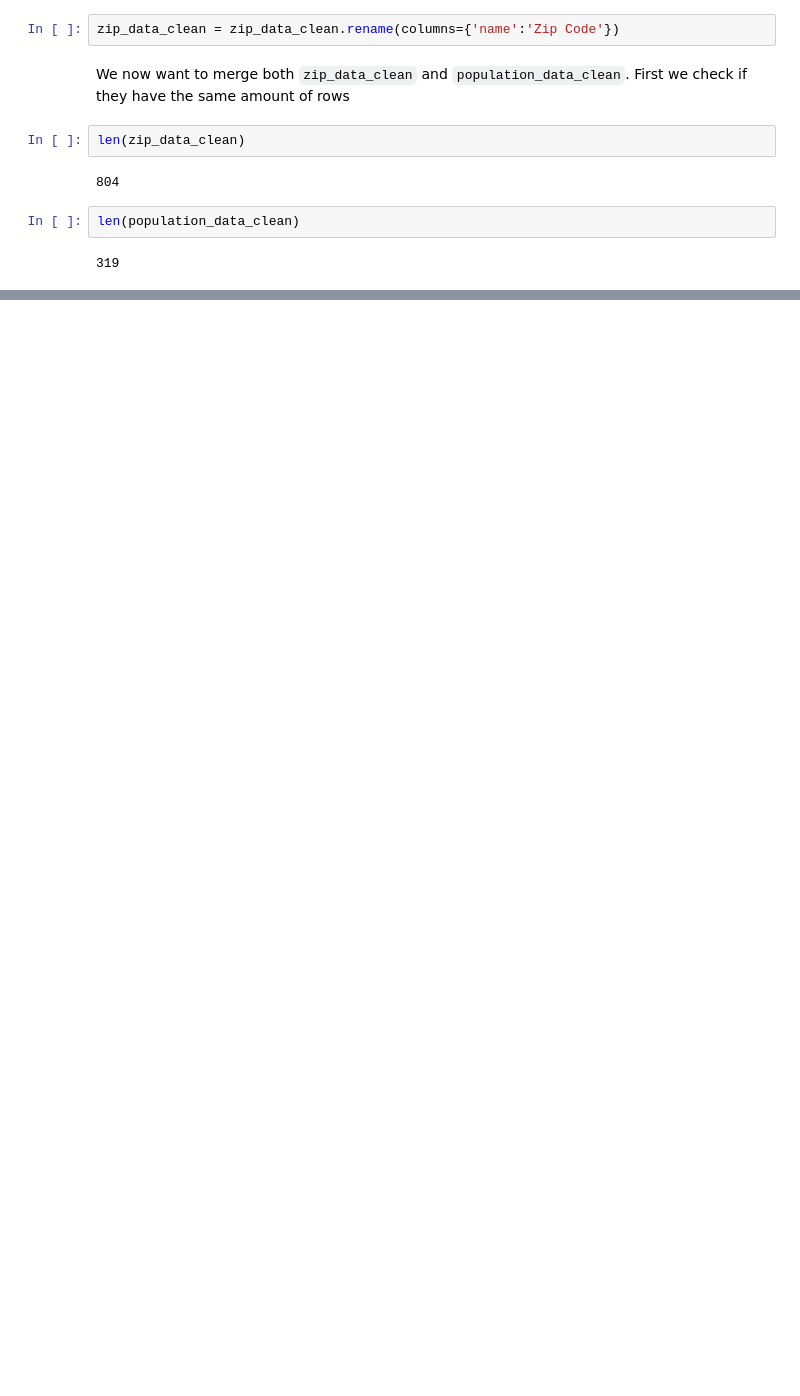
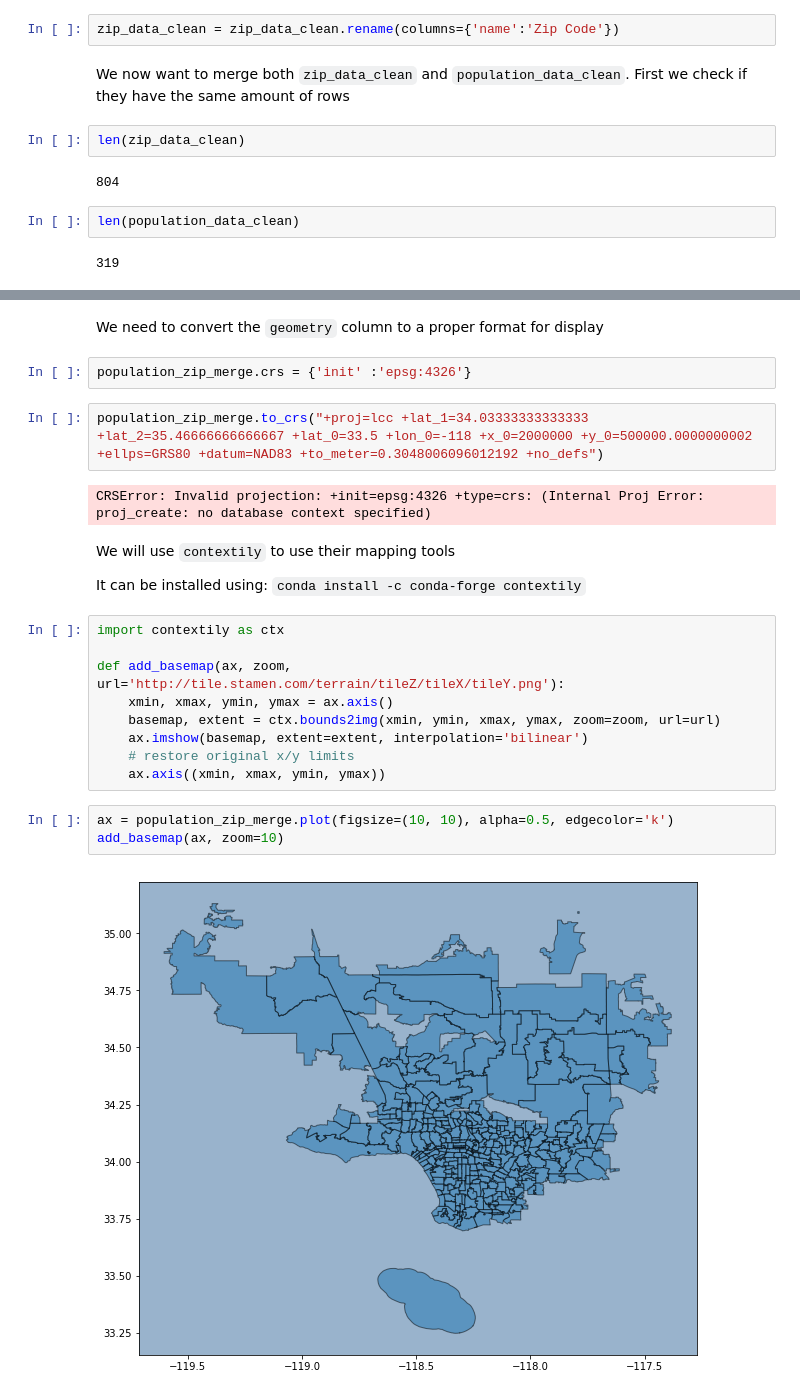
Before and after one commit to simawn/COMP499-Parking-Data-Analytics, a Jupyter notebook: Parking Data Analytics.ipynb, the cells around one changed output, grey strips where cells are left out. Cells and saved outputs as stored; diff of their text form; blank space fills up the shorter version.

```diff
--- a/Parking Data Analytics.ipynb
+++ b/Parking Data Analytics.ipynb
@@ -539,0 +536,26 @@ Also, we may want to use `geopandas` instead of `pandas` for `population_zip_mer
+# %% [markdown]
+We need to convert the `geometry` column to a proper format for display
+# %%
+population_zip_merge.crs = {'init' :'epsg:4326'}
+# %%
+population_zip_merge.to_crs("+proj=lcc +lat_1=34.03333333333333 +lat_2=35.46666666666667 +lat_0=33.5 +lon_0=-118 +x_0=2000000 +y_0=500000.0000000002 +ellps=GRS80 +datum=NAD83 +to_meter=0.3048006096012192 +no_defs")
+# %% [output]
+CRSError: Invalid projection: +init=epsg:4326 +type=crs: (Internal Proj Error: proj_create: no database context specified)
+# %% [markdown]
+We will use `contextily` to use their mapping tools
+
+It can be installed  using: `conda install -c conda-forge contextily`
+# %%
+import contextily as ctx
+
+def add_basemap(ax, zoom, url='http://tile.stamen.com/terrain/tileZ/tileX/tileY.png'):
+    xmin, xmax, ymin, ymax = ax.axis()
+    basemap, extent = ctx.bounds2img(xmin, ymin, xmax, ymax, zoom=zoom, url=url)
+    ax.imshow(basemap, extent=extent, interpolation='bilinear')
+    # restore original x/y limits
+    ax.axis((xmin, xmax, ymin, ymax))
+# %%
+ax = population_zip_merge.plot(figsize=(10, 10), alpha=0.5, edgecolor='k')
+add_basemap(ax, zoom=10)
+# %% [output]
+[figure, added]
```
Also changed, not shown: parts of 22 cells of this notebook.
